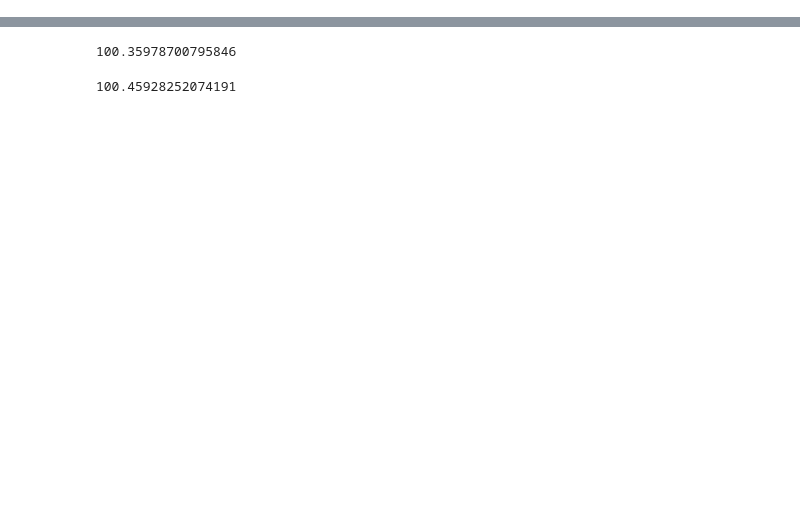
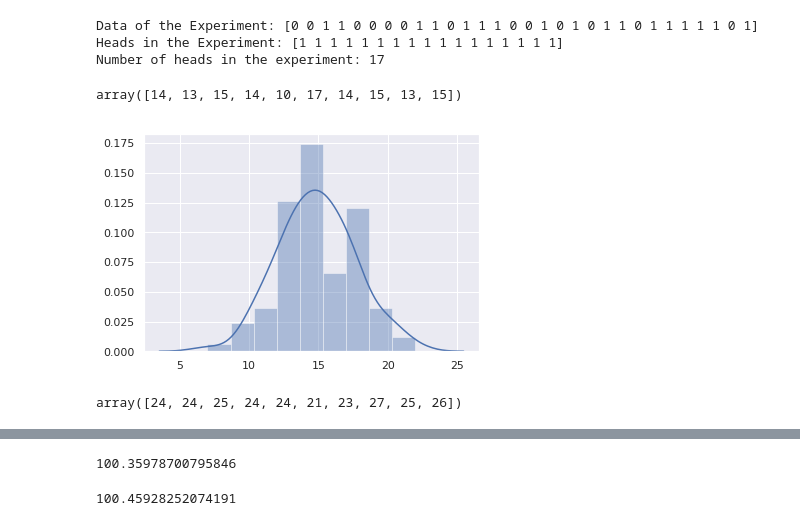
Before and after one commit to abhiksark/Google-Developer-Talk-NITRaipur, a Jupyter notebook: Probablity and Stats.ipynb, the cells around one changed output, grey strips where cells are left out. Drawn from its saved outputs; the diff is of its cells as text; code cells hidden in the pictures; blank space fills up the shorter version.

```diff
--- a/Probablity and Stats.ipynb
+++ b/Probablity and Stats.ipynb
@@ -0,0 +3,29 @@
+# %%
+import numpy as np
+
+n, p = 1, 0.5
+experiment = np.random.binomial(n, p, 30)
+
+print("Data of the Experiment:", experiment)
+#Find the number of heads
+print("Heads in the Experiment:", experiment[experiment==1])  #This will give all the heads in the array
+head_count = experiment[experiment==1].shape[0] #This will get the count of heads in the array
+print("Number of heads in the experiment:", head_count)
+# %% [output]
+Data of the Experiment: [0 0 1 1 0 0 0 0 1 1 0 1 1 1 0 0 1 0 1 0 1 1 0 1 1 1 1 1 0 1]
+Heads in the Experiment: [1 1 1 1 1 1 1 1 1 1 1 1 1 1 1 1 1]
+Number of heads in the experiment: 17
+# %%
+def coin_toss_experiment(n):
+    head_counts = []
+    for i in range(n):
+        experiment = np.random.binomial(1, 0.5, 30)
+        head_count = experiment[experiment==1].shape[0]
+        head_counts.append(head_count)
+    return np.array(head_counts)
+# %%
+head_count = coin_toss_experiment(100)
+# %%
+head_count[:10].T
+# %% [output]
+array([14, 13, 15, 14, 10, 17, 14, 15, 13, 15])
@@ -0,0 +38,4 @@
+# %%
+sns.distplot(head_count, kde=True);
+# %% [output]
+[figure, added]
@@ -0,0 +52,4 @@
+# %%
+head_count_biased[:10].T
+# %% [output]
+array([24, 24, 25, 24, 24, 21, 23, 27, 25, 26])
```
Also changed, not shown: parts of 24 cells of this notebook, 1 other file.
